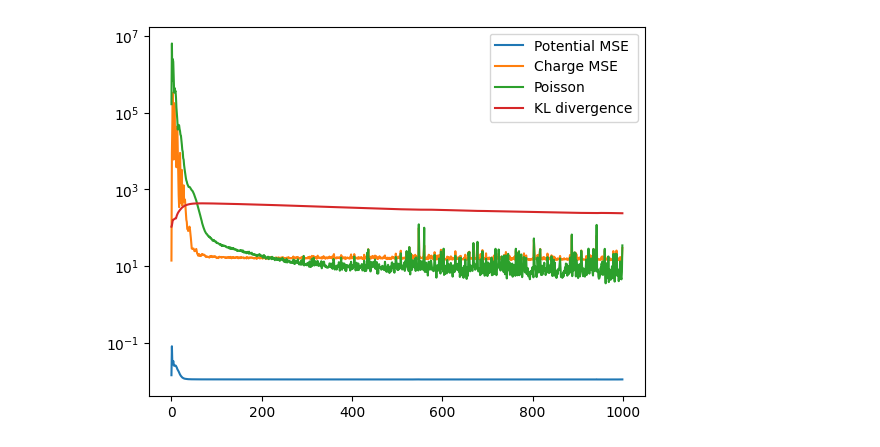
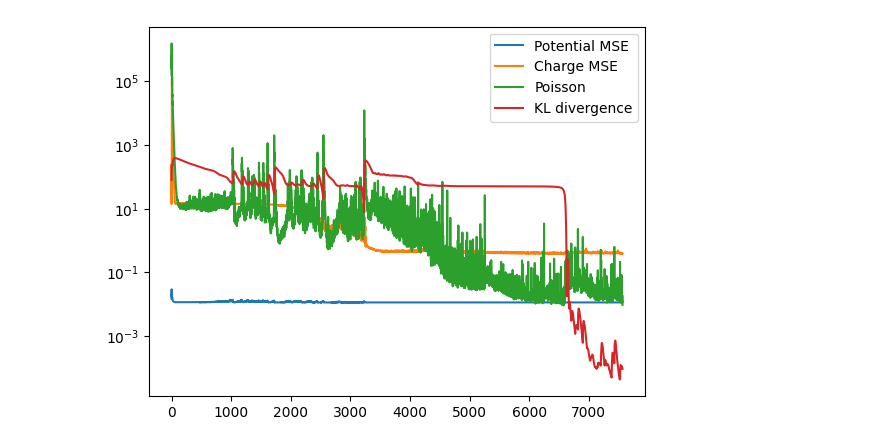
Before and after one commit to darinchau/physical-simulation-ml-3900, a Jupyter notebook: week7.ipynb, the cells around one changed output. Drawn from its saved outputs; the diff is of its cells as text; code cells hidden in the pictures.

```diff
--- a/week7.ipynb
+++ b/week7.ipynb
@@ -4,7 +4,7 @@ from load import *
 from torch import Tensor, nn
 import torch
 from models_base import Dataset, get_device
-from modules import NormalizedPoissonRMSE, PoissonVAE
+from modules import *
 
 ROOT = "./Datas/Week 7"
 
@@ -34,11 +34,11 @@ def load():
 def train(epochs: int, latent: int = 5):
     noise_ = 0.01
     device = get_device()
-    net = PoissonVAE(latent).to(device).double()
+    net = PoissonVAE2(5).to(device).double()
     net.apply(init_weights)
     history = []
     mse = nn.MSELoss()
-    poi = NormalizedPoissonRMSE()
+    poi = NormalizedPoissonMSE()
     epsc = load().to(device)
     optimizer = torch.optim.Adam(net.parameters(), lr=0.005)
     p = Progress()
@@ -52,9 +52,9 @@ def train(epochs: int, latent: int = 5):
             x = epsc
             noisy_x = x + (torch.rand((1, 4386)) - 1/2).to(device).double() * noise_
             x_hat = net(noisy_x)
-            mse_loss_ep = mse(x[:, :2193], x_hat[:, :2193])
-            mse_loss_sc = mse(x[:, 2193:], x_hat[:, 2193:])
-            poi_loss = poi(x_hat[:, :2193], x_hat[:, 2193:])
+            mse_loss_ep = torch.sqrt(mse(x[:, :2193], x_hat[:, :2193]))
+            mse_loss_sc = torch.sqrt(mse(x[:, 2193:], x_hat[:, 2193:]))
+            poi_loss = torch.sqrt(poi(x_hat[:, :2193], x_hat[:, 2193:]))
             kl_diver = net.get_kl_divergence()
             loss = mse_loss_ep + mse_loss_sc + poi_loss + kl_diver
             if loss.requires_grad:
@@ -70,9 +70,8 @@ def train(epochs: int, latent: int = 5):
             return loss
         optimizer.step(closure)
 
-        _, _, poi_, kl_ = history[-1]
+        mseep_, msesc_, poi_, kl_ = history[-1]
+        # if msesc_ < 0.01 and poi_ < 0.01 and kl_ < 0.01:
         if poi_ < 0.01 and kl_ < 0.01:
             break
     return net, history
-
-net, history = train(999999)
@@ -81,0 +78,2 @@ KeyboardInterrupt:
+# %%
+net, history = train(15000)
@@ -87,7 +88,7 @@ import matplotlib.pyplot as plt
 from torchsummary import summary
 import subprocess
 
-def save_stuff(net, history, training_model_no: int, nocommit: bool = True):
+def save_stuff(net, history, training_model_no: int, commit: bool = True):
     # Animation
     Q = 1.60217663e-19
     ep = Dataset(load_elec_potential())
@@ -102,34 +103,34 @@ def save_stuff(net, history, training_model_no: int, nocommit: bool = True):
         y_ep = y[:, :2193].reshape(-1, 129, 17).cpu().numpy()
         y_sc = y[:, 2193:].reshape(-1, 129, 17).cpu().numpy()
         ep = load_elec_potential().cpu().numpy()
         sc = load_space_charge().cpu().numpy() * -Q
         make_anim(y_ep, ep, f"{root}/potential.gif", "Potential")
         make_anim(y_sc, sc, f"{root}/sc.gif", "Space charge")
 
     # Graph
     plt.figure()
     plt.plot(history)
     plt.yscale('log')
     plt.legend(["Potential MSE", "Charge MSE", "Poisson", "KL divergence"])
     plt.savefig(f"{root}/model history.png")
 
     # Model
     torch.save(net, f"{root}/model.pt")
 
     # Structure
-    commit_token = f"Saved model VAE model {training_model_no}"
+    commit_token = f"VAE model {training_model_no}"
     with open(f"{root}/logs.txt", 'w', encoding='utf-8') as f:
         f.write("Model structure:\n\n")
         f.write(f"{summary(net, verbose=0)}")
         f.write("\n\n")
         f.write(f"Save at the commit \"{commit_token}\"")
 
     # Make a git commit to save the code
-    if not nocommit:
+    if not commit:
         subprocess.call(["git", "add", "."])
         subprocess.call(["git", "commit", "-m", commit_token])
         subprocess.call(["git", "push", "origin", "master"])
 
-save_stuff(net, history, 1)
+save_stuff(net, history, 2)
 # %% [output]
-[figure, old version]
+[figure, new version]
```
Also changed, not shown: parts of 2 cells of this notebook, 6 other files.
